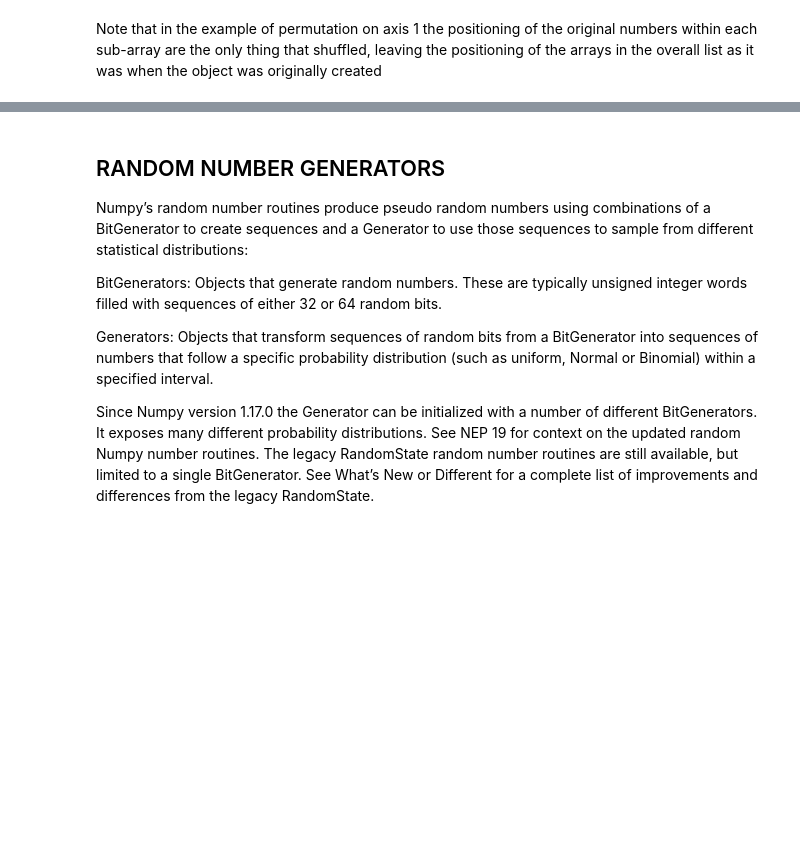
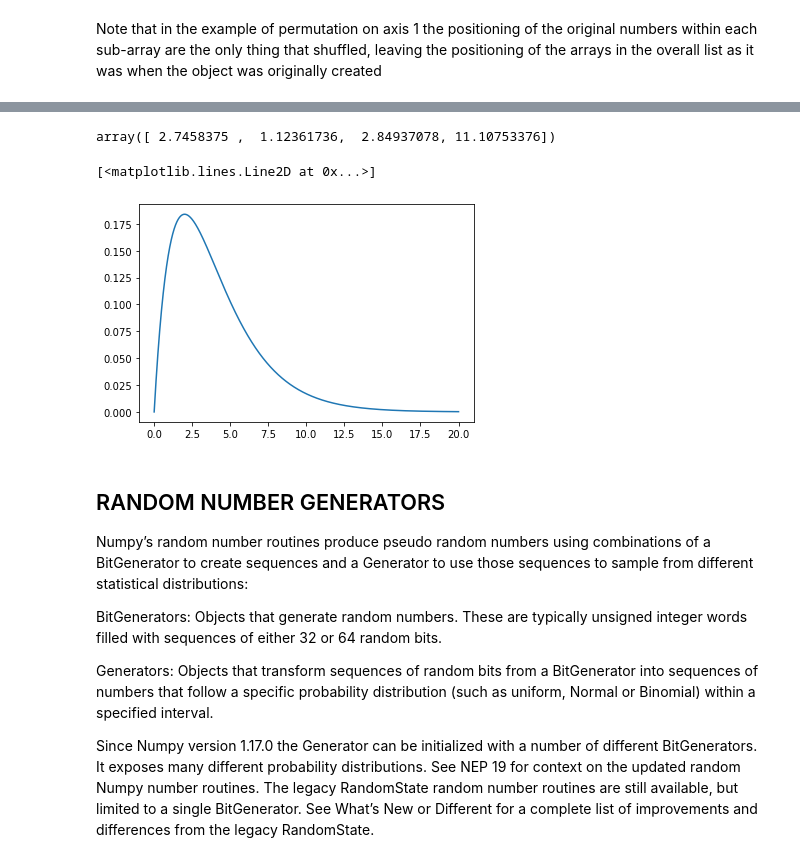
Before and after one commit to kaob1991/Programming-DA-project-2, a Jupyter notebook: Numpy-project.ipynb, the cells around one changed output, grey strips where cells are left out. Cells and saved outputs as stored; diff of their text form; code cells hidden in the pictures; blank space fills up the shorter version.

Commit message:
distribution work

```diff
--- a/Numpy-project.ipynb
+++ b/Numpy-project.ipynb
@@ -359,3 +414,16 @@ Note that in the example of permutation on axis 1 the positioning of the origina
+# %%
+rng.chisquare(2,4)
+# %% [output]
+array([ 2.7458375 ,  1.12361736,  2.84937078, 11.10753376])
+# %%
+#x-axis ranges from 0 to 20 with .001 steps
+x = np.arange(0, 20, 0.001)
+
+#plot Chi-square distribution with 4 degrees of freedom
+plt.plot(x, chi2.pdf(x, df=4))
+# %% [output]
+[<matplotlib.lines.Line2D at 0x...>]
+[figure, added]
 # %% [markdown]
 
 ## RANDOM NUMBER GENERATORS
```
Also changed, not shown: parts of 32 cells of this notebook.
